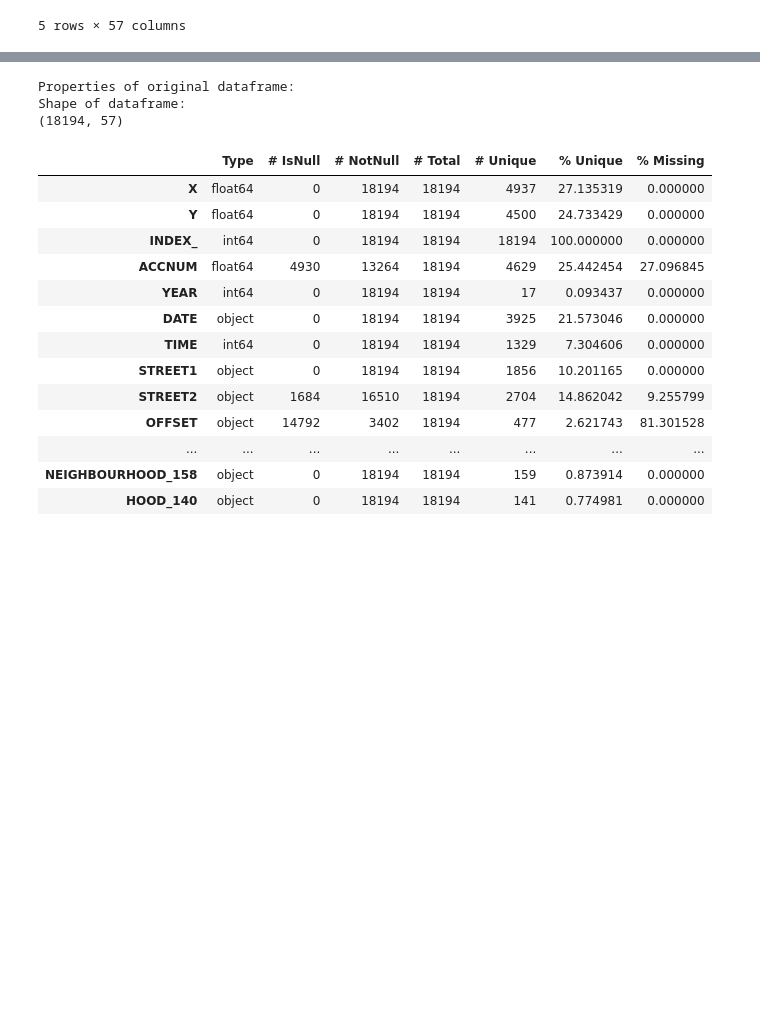
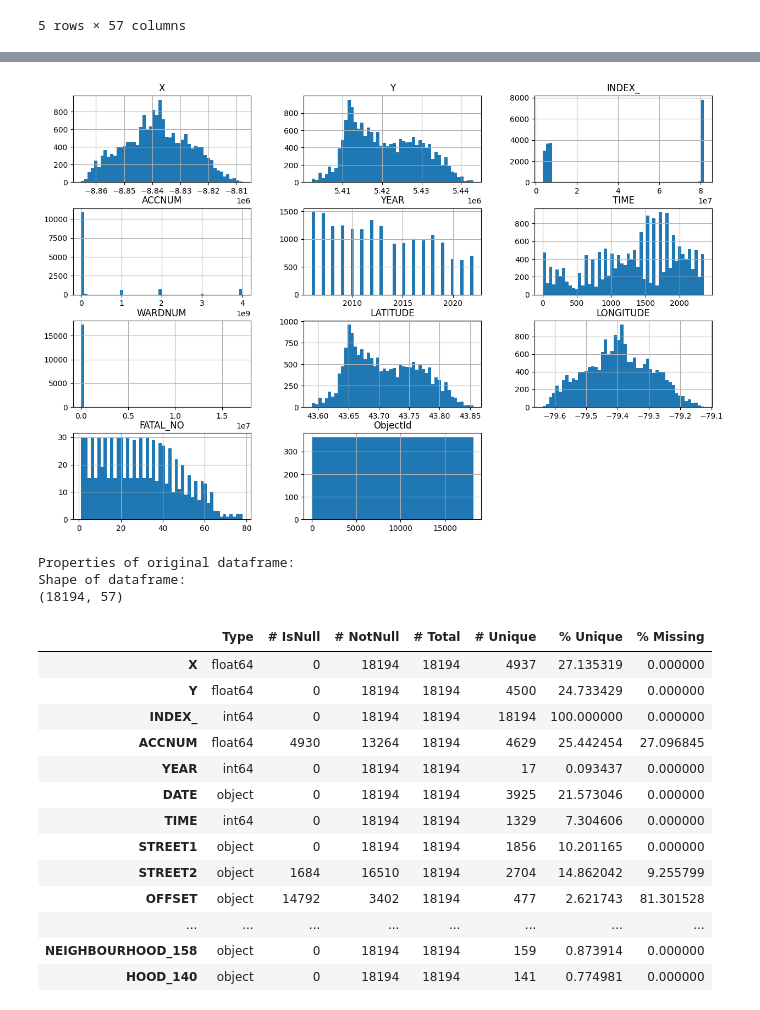
Before and after one commit to SalmaChaaban/COMP247_End_to_End_Project, a Jupyter notebook: GroupProjectv7.ipynb, the cells around one changed output, grey strips where cells are left out. Drawn from its saved outputs; the diff is of its cells as text; code cells hidden in the pictures; blank space fills up the shorter version.

Commit message:
Added histograms

```diff
--- a/GroupProjectv7.ipynb
+++ b/GroupProjectv7.ipynb
@@ -104,6 +104,11 @@ Summary of numerical values:
 | 50% | -8.838448e+06 | 5.419556e+06 | 7.644612e+06 | 1.197308e+06 | 2012.000000 | 1450.000000 | 1.300000e+01 | 43.702745 | -79.397132 | 28.000000 | ... |
 | 75% | -8.829671e+06 | 5.427813e+06 | 8.078261e+07 | 1.365020e+06 | 2017.000000 | 1850.000000 | 2.200000e+01 | 43.756345 | -79.318286 | 42.000000 | ... |
 | max | -8.807929e+06 | 5.443099e+06 | 8.170606e+07 | 4.008024e+09 | 2022.000000 | 2359.000000 | 1.716222e+07 | 43.855445 | -79.122974 | 78.000000 | ... |
+# %%
+df.hist(bins=50,figsize=(15,10))
+plt.show()
+# %% [output]
+[figure, added]
 # %%
 print(Colors.MAUVE + 'Properties of original dataframe:' +  Colors.END)
 df_info(df)
```
